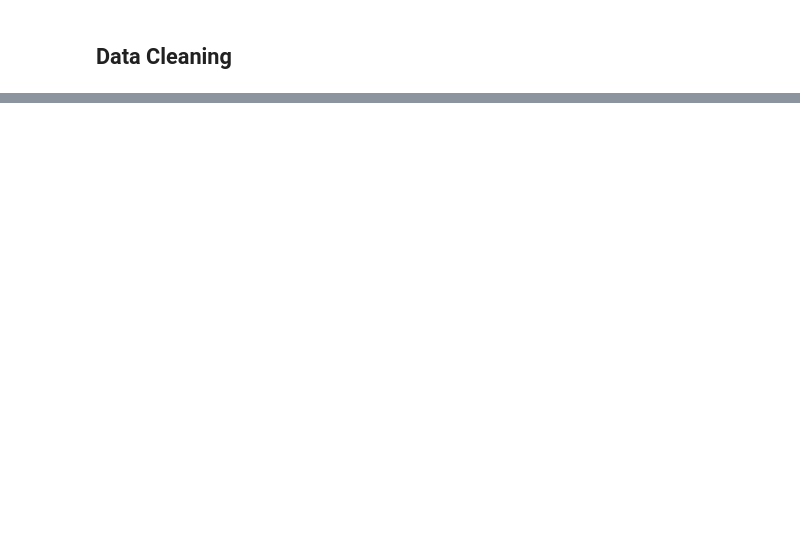
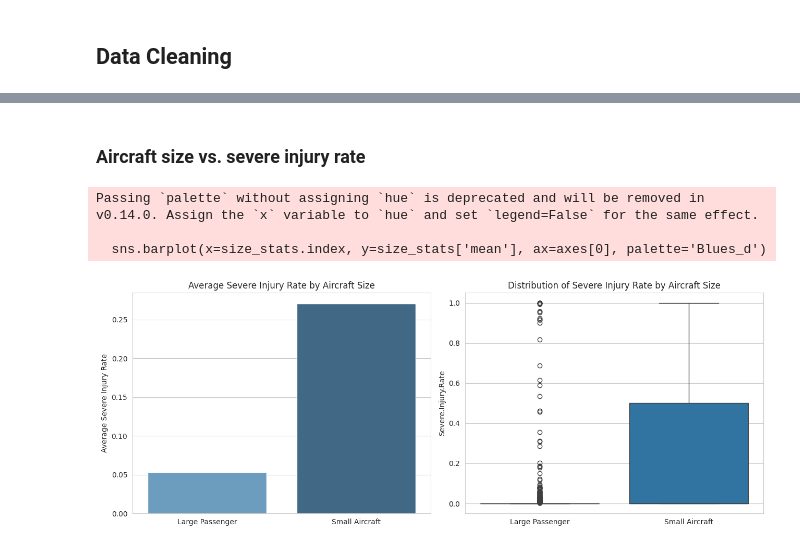
Before and after one commit to DengAchiek/dsc-course0-m8-lab, a Jupyter notebook: Aviation_Accidents_Cleaning.ipynb, the cells around one changed output, grey strips where cells are left out. Cells and saved outputs as stored; diff of their text form; code cells hidden in the pictures; blank space fills up the shorter version.

Commit message:
Add files via upload
Clean aviation data with the update

```diff
--- a/Aviation_Accidents_Cleaning.ipynb
+++ b/Aviation_Accidents_Cleaning.ipynb
@@ -18,5 +24,8 @@ import pandas as pd
 import numpy as np
 import matplotlib.pyplot as plt
 import seaborn as sns
+
+sns.set_style('whitegrid')
+pd.set_option('display.max_columns', 50)
 # %% [markdown]
 ## Data Loading and Inspection
@@ -306,0 +341,3 @@ print("Pipeline operation execution finalized. Data saved to 'cleaned_aviation_a
+# %%
+size_stats = df.groupby('Aircraft.Size')['Severe.Injury.Rate'].agg(['mean', 'median', 'count'])
+size_stats
@@ -306,0 +443,21 @@ print("Pipeline operation execution finalized. Data saved to 'cleaned_aviation_a
+# %% [markdown]
+### Aircraft size vs. severe injury rate
+# %%
+fig, axes = plt.subplots(1, 2, figsize=(13, 5))
+
+sns.barplot(x=size_stats.index, y=size_stats['mean'], ax=axes[0], palette='Blues_d')
+axes[0].set_title('Average Severe Injury Rate by Aircraft Size')
+axes[0].set_ylabel('Average Severe Injury Rate')
+axes[0].set_xlabel('')
+
+sns.boxplot(data=df, x='Aircraft.Size', y='Severe.Injury.Rate', ax=axes[1])
+axes[1].set_title('Distribution of Severe Injury Rate by Aircraft Size')
+axes[1].set_xlabel('')
+
+plt.tight_layout()
+plt.show()
+# %% [output]
+Passing `palette` without assigning `hue` is deprecated and will be removed in v0.14.0. Assign the `x` variable to `hue` and set `legend=False` for the same effect.
+
+  sns.barplot(x=size_stats.index, y=size_stats['mean'], ax=axes[0], palette='Blues_d')
+[figure, added]
```
Also changed, not shown: parts of 67 cells of this notebook.
